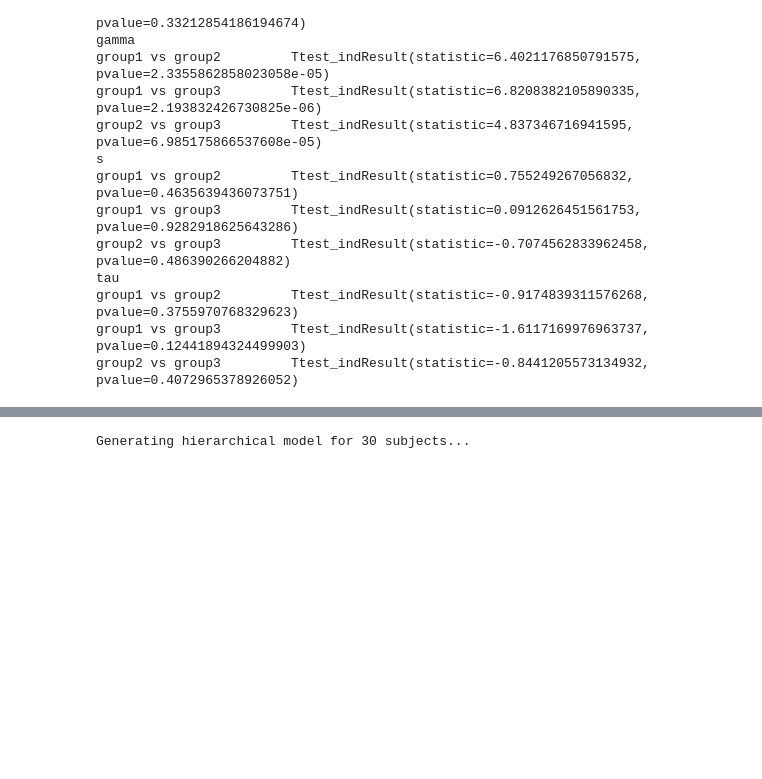
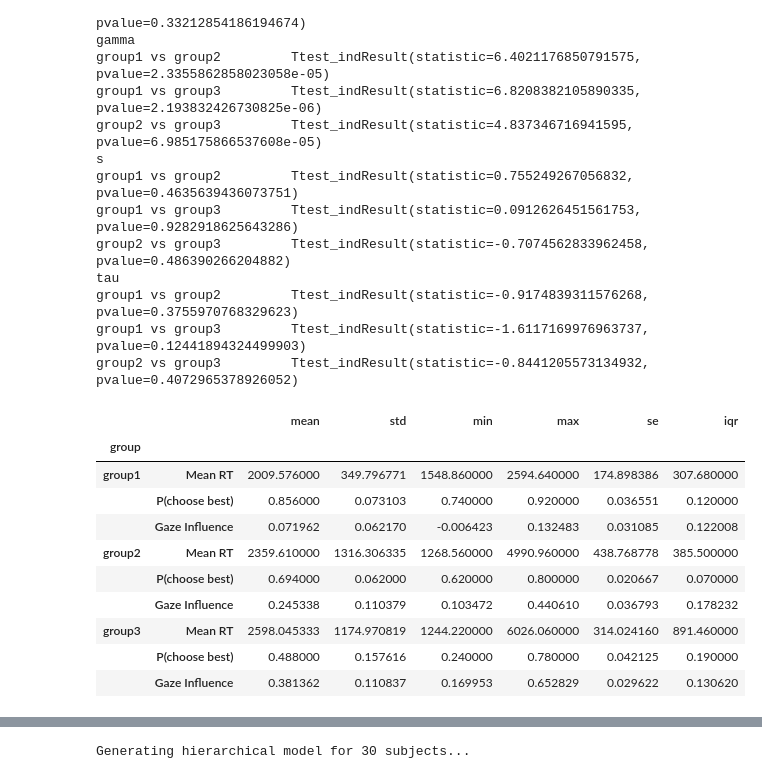
Before and after one commit to glamlab/glambox, a Jupyter notebook: Example_2_Hierarchical_estimation.ipynb, the cells around one changed output, grey strips where cells are left out. Cells and saved outputs as stored; diff of their text form; code cells hidden in the pictures; blank space fills up the shorter version.

```diff
--- a/Example_2_Hierarchical_estimation.ipynb
+++ b/Example_2_Hierarchical_estimation.ipynb
@@ -160,6 +169,20 @@ tau
 group1 vs group2         Ttest_indResult(statistic=-0.9174839311576268, pvalue=0.3755970768329623)
 group1 vs group3         Ttest_indResult(statistic=-1.6117169976963737, pvalue=0.12441894324499903)
 group2 vs group3         Ttest_indResult(statistic=-0.8441205573134932, pvalue=0.4072965378926052)
+# %%
+data.groupby('group').apply(gb.analysis.aggregate_group_level_data, n_items=n_items)
+# %% [output]
+|  |  | mean | std | min | max | se | iqr |
+| group |  |  |  |  |  |  |  |
+| group1 | Mean RT | 2009.576000 | 349.796771 | 1548.860000 | 2594.640000 | 174.898386 | 307.680000 |
+|  | P(choose best) | 0.856000 | 0.073103 | 0.740000 | 0.920000 | 0.036551 | 0.120000 |
+|  | Gaze Influence | 0.071962 | 0.062170 | -0.006423 | 0.132483 | 0.031085 | 0.122008 |
+| group2 | Mean RT | 2359.610000 | 1316.306335 | 1268.560000 | 4990.960000 | 438.768778 | 385.500000 |
+|  | P(choose best) | 0.694000 | 0.062000 | 0.620000 | 0.800000 | 0.020667 | 0.070000 |
+|  | Gaze Influence | 0.245338 | 0.110379 | 0.103472 | 0.440610 | 0.036793 | 0.178232 |
+| group3 | Mean RT | 2598.045333 | 1174.970819 | 1244.220000 | 6026.060000 | 314.024160 | 891.460000 |
+|  | P(choose best) | 0.488000 | 0.157616 | 0.240000 | 0.780000 | 0.042125 | 0.190000 |
+|  | Gaze Influence | 0.381362 | 0.110837 | 0.169953 | 0.652829 | 0.029622 | 0.130620 |
 # %%
 ## Plot aggregate data across groups and for each group separately, to visualize behavioural differences between groups
 gb.plots.plot_aggregate(bar_data=data,
```
Also changed, not shown: parts of 5 cells of this notebook, 4 other files.
